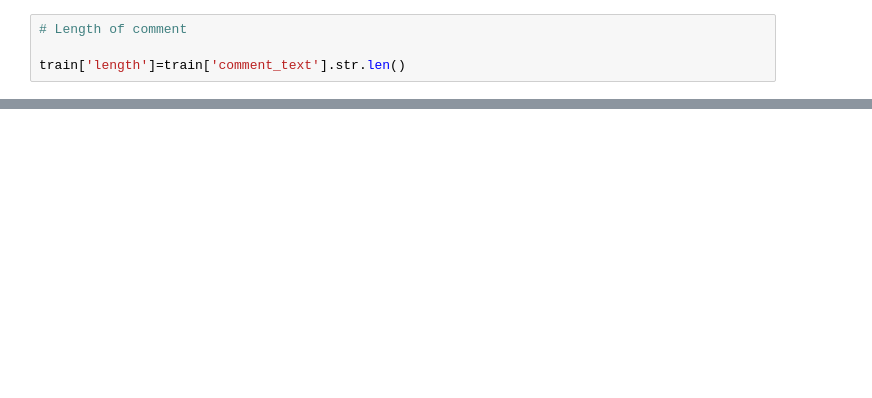
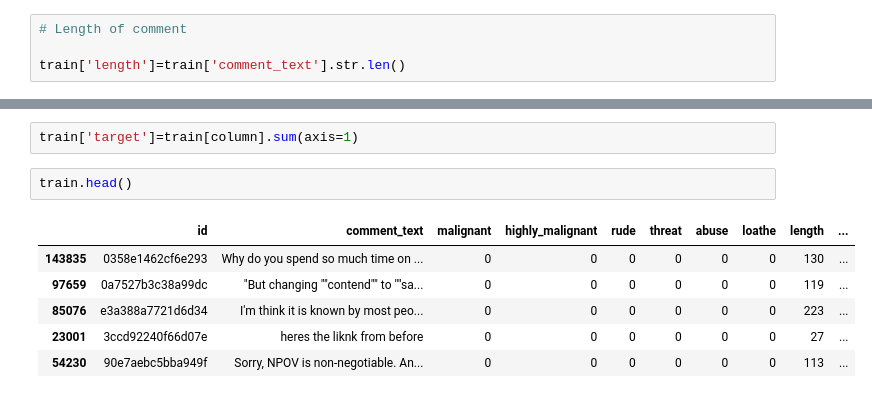
Before and after one commit to mohittomar2008/Malignant-Comments-Classifier-Project, a Jupyter notebook: Malignant comment classifier.ipynb, the cells around one changed output, grey strips where cells are left out. Cells and saved outputs as stored; diff of their text form; blank space fills up the shorter version.

```diff
--- a/Malignant comment classifier.ipynb
+++ b/Malignant comment classifier.ipynb
@@ -297,0 +337,11 @@ train.head()
+# %%
+train['target']=train[column].sum(axis=1)
+# %%
+train.head()
+# %% [output]
+|  | id | comment_text | malignant | highly_malignant | rude | threat | abuse | loathe | length | ... |
+| 143835 | 0358e1462cf6e293 | Why do you spend so much time on ... | 0 | 0 | 0 | 0 | 0 | 0 | 130 | ... |
+| 97659 | 0a7527b3c38a99dc | "But changing ""contend"" to ""sa... | 0 | 0 | 0 | 0 | 0 | 0 | 119 | ... |
+| 85076 | e3a388a7721d6d34 | I'm think it is known by most peo... | 0 | 0 | 0 | 0 | 0 | 0 | 223 | ... |
+| 23001 | 3ccd92240f66d07e | heres the liknk from before | 0 | 0 | 0 | 0 | 0 | 0 | 27 | ... |
+| 54230 | 90e7aebc5bba949f | Sorry, NPOV is non-negotiable. An... | 0 | 0 | 0 | 0 | 0 | 0 | 113 | ... |
```
Also changed, not shown: parts of 30 cells of this notebook.
